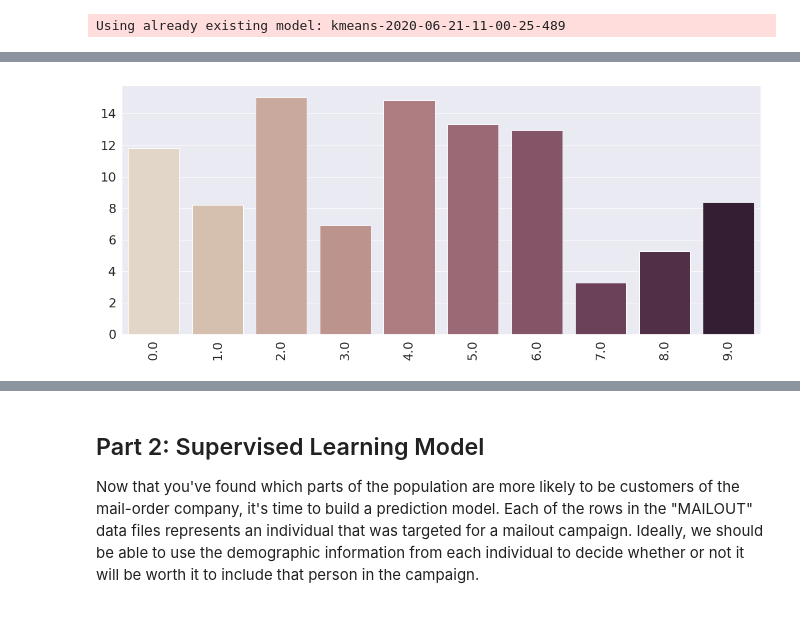
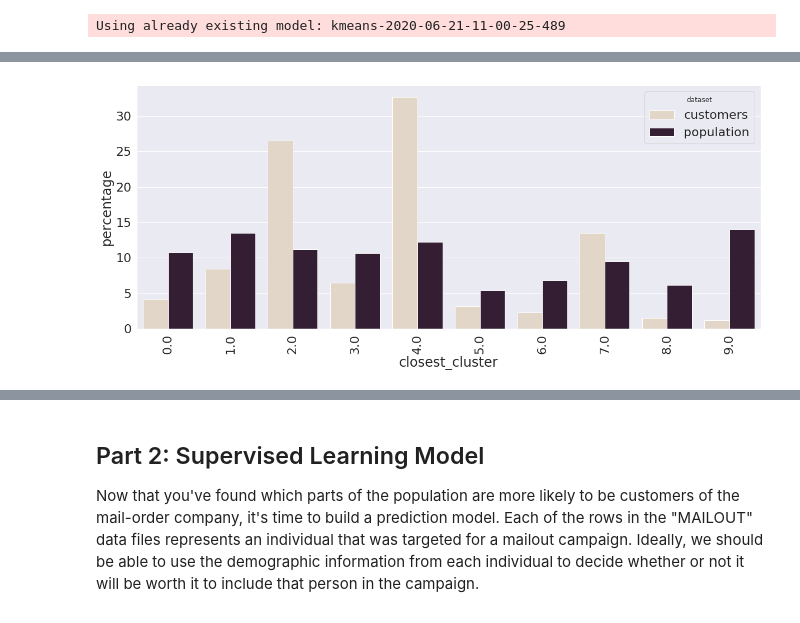
Before and after one commit to FenryrMKIII/udacity-ML-captstone, a Jupyter notebook: Arvato Project Workbook_LighProcessing_Pipeline.ipynb, the cells around one changed output, grey strips where cells are left out. Cells and saved outputs as stored; diff of their text form; code cells hidden in the pictures.

```diff
--- a/Arvato Project Workbook_LighProcessing_Pipeline.ipynb
+++ b/Arvato Project Workbook_LighProcessing_Pipeline.ipynb
@@ -534,12 +634,13 @@ Running default environment configuration script
 # %%
-folder = 'PCA_INFERENCE'
-
-pop_pca_df = pd.read_csv(f's3://{bucket}/{folder}/output/sparse_matrix.out', header=None,
-           converters={0:lambda x: re.search(r"-?\d+\.\d+",x).group(),
-                      num_components-1:lambda x: re.search(r"-?\d+\.\d+",x).group()}) # lambda functions clean first & last columns
+data_pca_df = pd.read_csv(f'{TRANSFORM_OUTPUT_S3}/{flag}_complete_transformed_sparse.out',
+                          header=None,
+                          converters={0:lambda x: re.search(r"-?\d+\.\d+",x).group(),
+                          num_components-1:lambda x: re.search(r"-?\d+\.\d+",x).group()}) # lambda functions clean first & last columns
 
 # get back LNR data
-with open("index_population_cleaned.csv","r") as f:
+sagemaker.s3.S3Downloader.download(f'{CLEANED_INDEX_SAVEPTH_S3}', '.')
+
+with open(f"index_{flag}_cleaned.csv","r") as f:
     index = f.read().split('\n')
 
-pop_pca_df.set_index = index
+data_pca_df.set_index = index
@@ -615,5 +739,11 @@ kmeans_transformer.transform(pop_pca_data_loc, content_type = 'text/csv', split_
 # %%
-data_path = f's3://{bucket}/{folder}/output_inference/pop_pca.csv.out'
-cluster_info = pd.read_csv(data_path, header=None, names=['closest_cluster', 'distance_to_cluster'],
+data_pop = f's3://{bucket}/{KMEANS_INFERENCE_FOLDER}/pop_pca_transformed_df.csv.out'
+data_customers = f's3://{bucket}/{KMEANS_INFERENCE_FOLDER}/customers_pca_transformed_df.csv.out'
+
+cluster_info_pop = pd.read_csv(data_pop, header=None, names=['closest_cluster', 'distance_to_cluster'],
                converters={0:lambda x: re.search(r"-?\d+\.\d+",x).group(),
                       1:lambda x: re.search(r"-?\d+\.\d+",x).group()})
+
+cluster_info_customers = pd.read_csv(data_customers, header=None, names=['closest_cluster', 'distance_to_cluster'],
+               converters={0:lambda x: re.search(r"-?\d+\.\d+",x).group(),
+                      1:lambda x: re.search(r"-?\d+\.\d+",x).group()})
@@ -628,0 +750,5 @@ cluster_info.head()
+# %%
+concatenated = pd.concat([cluster_info_pop.assign(dataset='population'),
+                          cluster_info_customers.assign(dataset='customers')])
+
+concatenated.groupby(['dataset']).head()
@@ -629,15 +767,21 @@ cluster_info.head()
 # %%
-# the same in percent
 sns.set(font_scale=2)
 f, ax = plt.subplots(figsize=(20,8))
-data = cluster_info['closest_cluster'].value_counts()
-g = sns.barplot(x = data.index, y = data.values/cluster_info.shape[0]*100,
-                  palette="ch:.25")
+g = sns.barplot(x = 'closest_cluster',
+                y = 'percentage',
+                hue='dataset',
+                data = concatenated.groupby(['dataset'])['closest_cluster']
+                         .value_counts(normalize=True)
+                         .rename('percentage')
+                         .mul(100)
+                         .reset_index()
+                         .sort_values('closest_cluster'),
+                palette="ch:.25")
 g.set_xticklabels(g.get_xticklabels(),rotation=90)
 fig = g.get_figure()
 #fig.savefig(Path('img/exploration').joinpath('barplot_high_unique' + col))
 
 # one sees a significant drop between 6th first columns and the rest
 # a ratio of nan around 65% should do it
 # %% [output]
-[figure, old version]
+[figure, new version]
```
Also changed, not shown: parts of 115 cells of this notebook, 3 other files.
